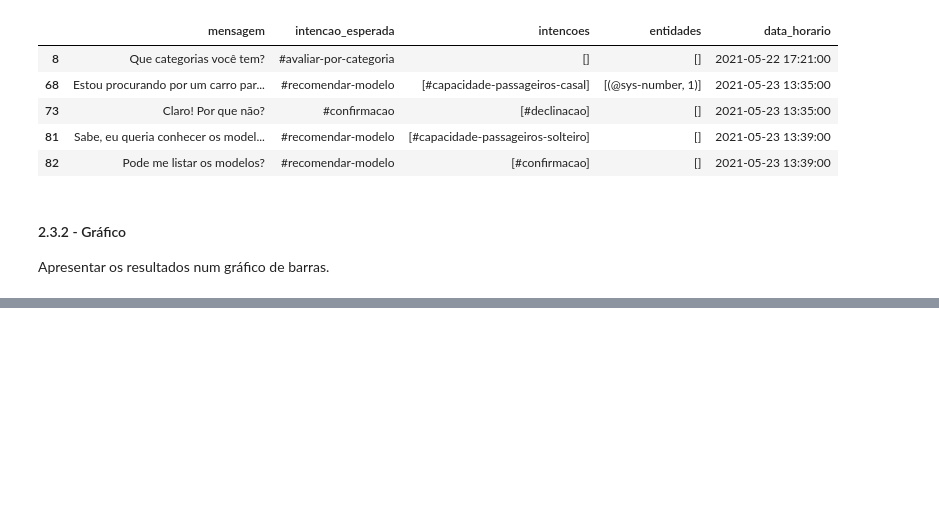
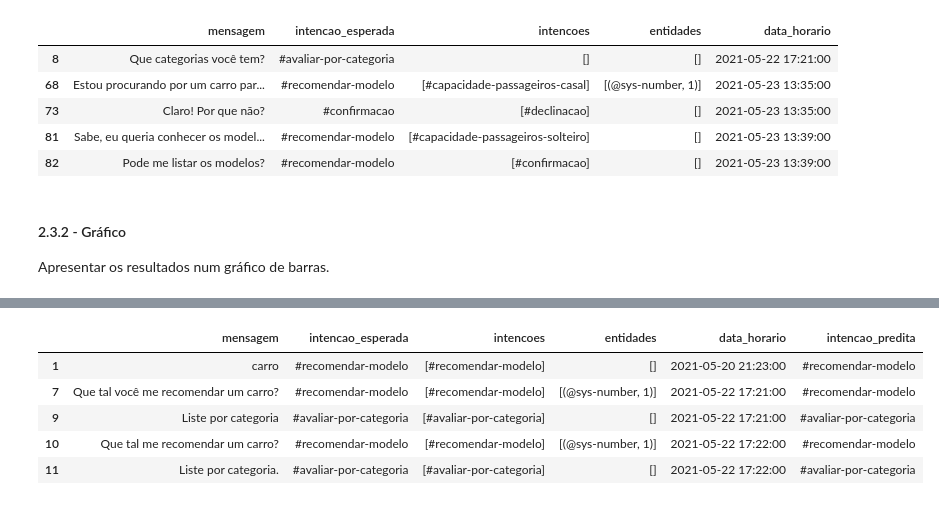
Before and after one commit to RafaelSchubert/furb-data-science-chatbot, a Jupyter notebook: analise/analise-desempenho.ipynb, the cells around one changed output, grey strips where cells are left out. Cells and saved outputs as stored; diff of their text form; code cells hidden in the pictures; blank space fills up the shorter version.

```diff
--- a/analise/analise-desempenho.ipynb
+++ b/analise/analise-desempenho.ipynb
@@ -396,0 +413,20 @@ plt.show()
+# %%
+def obter_primeira_intencao_predita(serie: pd.Series) -> pd.Series:
+    return serie.apply(lambda x: '' if len(x) < 1 else x[0])
+
+df_mensagens['intencao_predita'] = obter_primeira_intencao_predita(df_mensagens['intencoes'])
+
+filtro_mensagens_com_intencao_esperada = df_mensagens['intencao_esperada'].apply(bool)
+filtro_mensagens_com_intencao_predita = df_mensagens['intencao_predita'].apply(bool)
+filtro_mensagens_com_intencao = (filtro_mensagens_com_intencao_esperada & filtro_mensagens_com_intencao_predita)
+
+df_mensagens_com_intencao = df_mensagens[filtro_mensagens_com_intencao]
+
+df_mensagens_com_intencao.head()
+# %% [output]
+|  | mensagem | intencao_esperada | intencoes | entidades | data_horario | intencao_predita |
+| 1 | carro | #recomendar-modelo | [#recomendar-modelo] | [] | 2021-05-20 21:23:00 | #recomendar-modelo |
+| 7 | Que tal você me recomendar um carro? | #recomendar-modelo | [#recomendar-modelo] | [(@sys-number, 1)] | 2021-05-22 17:21:00 | #recomendar-modelo |
+| 9 | Liste por categoria | #avaliar-por-categoria | [#avaliar-por-categoria] | [] | 2021-05-22 17:21:00 | #avaliar-por-categoria |
+| 10 | Que tal me recomendar um carro? | #recomendar-modelo | [#recomendar-modelo] | [(@sys-number, 1)] | 2021-05-22 17:22:00 | #recomendar-modelo |
+| 11 | Liste por categoria. | #avaliar-por-categoria | [#avaliar-por-categoria] | [] | 2021-05-22 17:22:00 | #avaliar-por-categoria |
```
Also changed, not shown: parts of 8 cells of this notebook.
